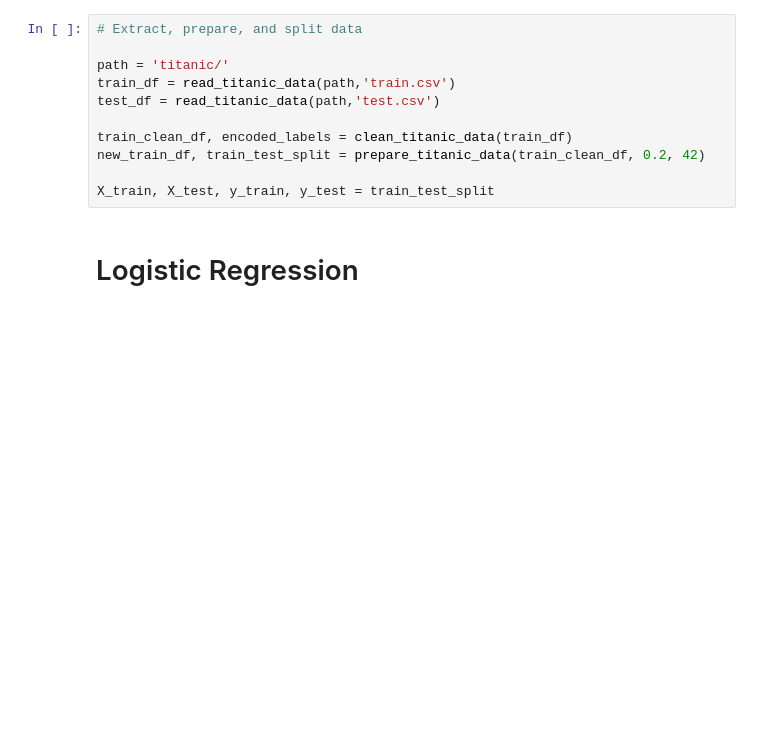
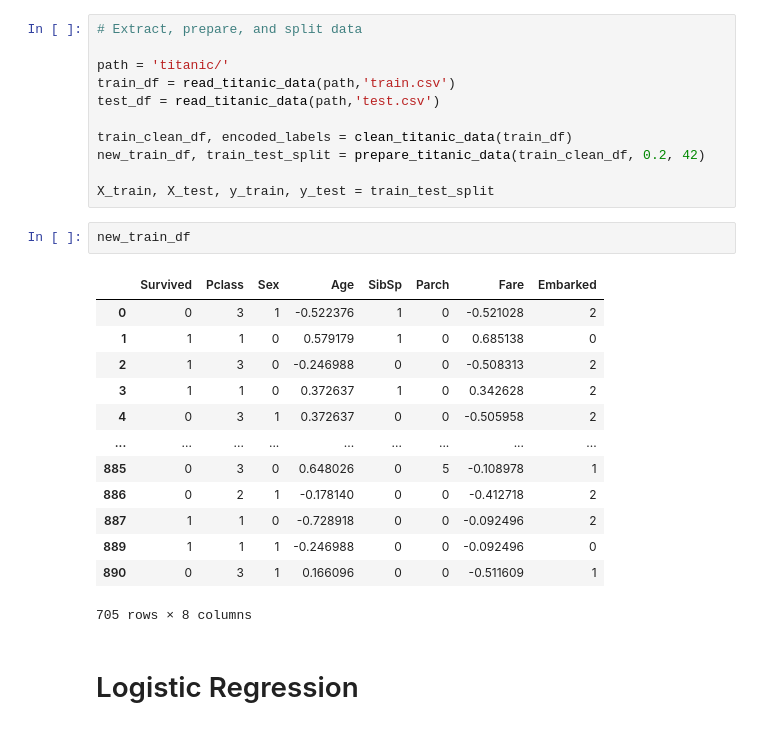
Before and after one commit to acosio14/Titanic-Survivor-Predictor, a Jupyter notebook: titanic_notebook.ipynb, the cells around one changed output. Saved outputs shown, nothing was run; the diff lists cells and outputs as text; blank space fills up the shorter version.

```diff
--- a/titanic_notebook.ipynb
+++ b/titanic_notebook.ipynb
@@ -32,6 +32,22 @@ train_clean_df, encoded_labels = clean_titanic_data(train_df)
 new_train_df, train_test_split = prepare_titanic_data(train_clean_df, 0.2, 42)
 
 X_train, X_test, y_train, y_test = train_test_split
+# %%
+new_train_df
+# %% [output]
+|  | Survived | Pclass | Sex | Age | SibSp | Parch | Fare | Embarked |
+| 0 | 0 | 3 | 1 | -0.522376 | 1 | 0 | -0.521028 | 2 |
+| 1 | 1 | 1 | 0 | 0.579179 | 1 | 0 | 0.685138 | 0 |
+| 2 | 1 | 3 | 0 | -0.246988 | 0 | 0 | -0.508313 | 2 |
+| 3 | 1 | 1 | 0 | 0.372637 | 1 | 0 | 0.342628 | 2 |
+| 4 | 0 | 3 | 1 | 0.372637 | 0 | 0 | -0.505958 | 2 |
+| ... | ... | ... | ... | ... | ... | ... | ... | ... |
+| 885 | 0 | 3 | 0 | 0.648026 | 0 | 5 | -0.108978 | 1 |
+| 886 | 0 | 2 | 1 | -0.178140 | 0 | 0 | -0.412718 | 2 |
+| 887 | 1 | 1 | 0 | -0.728918 | 0 | 0 | -0.092496 | 2 |
+| 889 | 1 | 1 | 1 | -0.246988 | 0 | 0 | -0.092496 | 0 |
+| 890 | 0 | 3 | 1 | 0.166096 | 0 | 0 | -0.511609 | 1 |
+705 rows × 8 columns
 # %% [markdown]
 # Logistic Regression
 # %%
```
Also changed, not shown: parts of 12 cells of this notebook.
